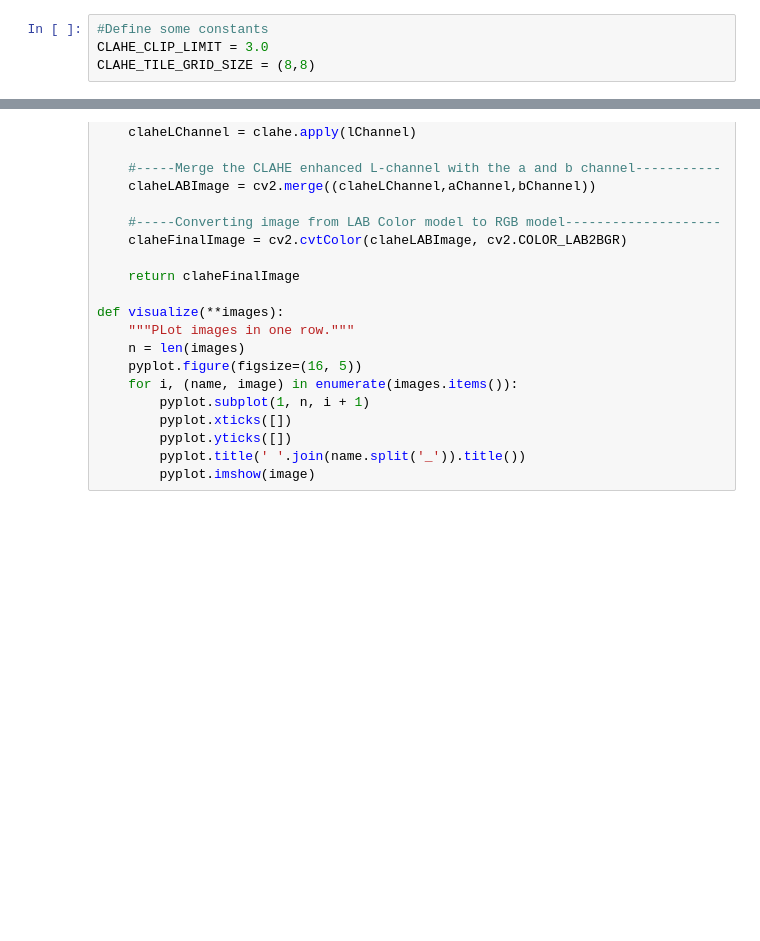
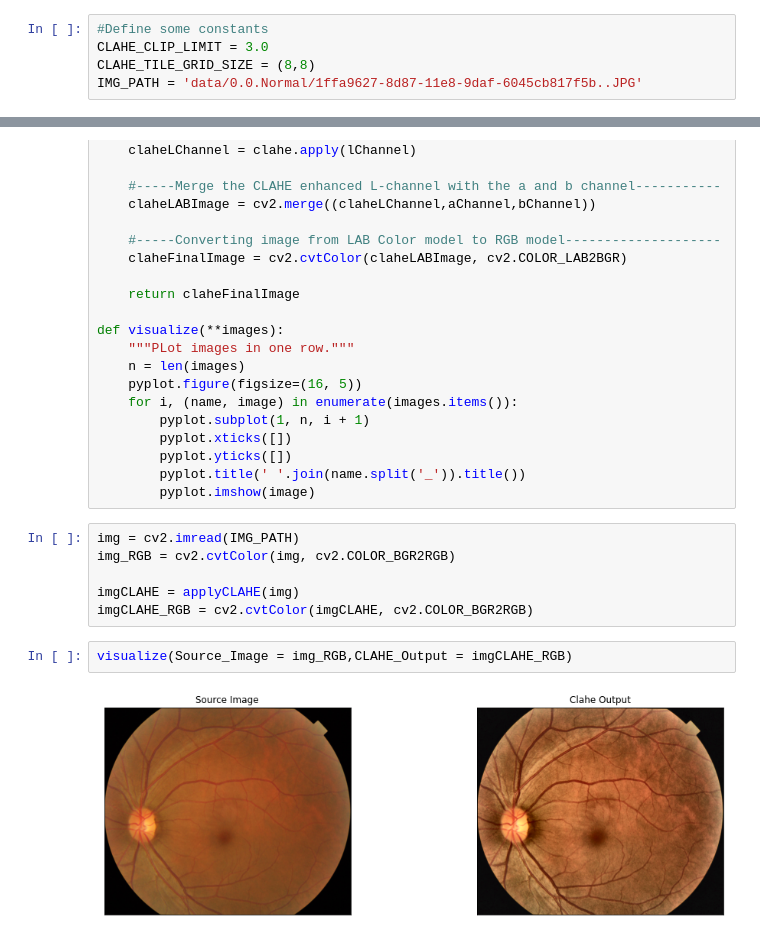
Before and after one commit to CostaDiego/image-enhancement, a Jupyter notebook: ImageEnhancement.ipynb, the cells around one changed output, grey strips where cells are left out. Cells and saved outputs as stored; diff of their text form; blank space fills up the shorter version.

Commit message:
Add a Image example to the CLAHE algorithm

```diff
--- a/ImageEnhancement.ipynb
+++ b/ImageEnhancement.ipynb
@@ -13,6 +13,7 @@ import numpy as np
 #Define some constants
 CLAHE_CLIP_LIMIT = 3.0
 CLAHE_TILE_GRID_SIZE = (8,8)
+IMG_PATH = 'data/0.0.Normal/1ffa9627-8d87-11e8-9daf-6045cb817f5b..JPG'
 # %%
 def applyCLAHE(image, clipLimit=CLAHE_CLIP_LIMIT, tileGridSize=CLAHE_TILE_GRID_SIZE):
 
@@ -44,3 +45,13 @@ def visualize(**images):
         pyplot.yticks([])
         pyplot.title(' '.join(name.split('_')).title())
         pyplot.imshow(image)
+# %%
+img = cv2.imread(IMG_PATH)
+img_RGB = cv2.cvtColor(img, cv2.COLOR_BGR2RGB)
+
+imgCLAHE = applyCLAHE(img)
+imgCLAHE_RGB = cv2.cvtColor(imgCLAHE, cv2.COLOR_BGR2RGB)
+# %%
+visualize(Source_Image = img_RGB,CLAHE_Output = imgCLAHE_RGB)
+# %% [output]
+[figure, added]
```
Also changed, not shown: parts of 1 cell of this notebook.
